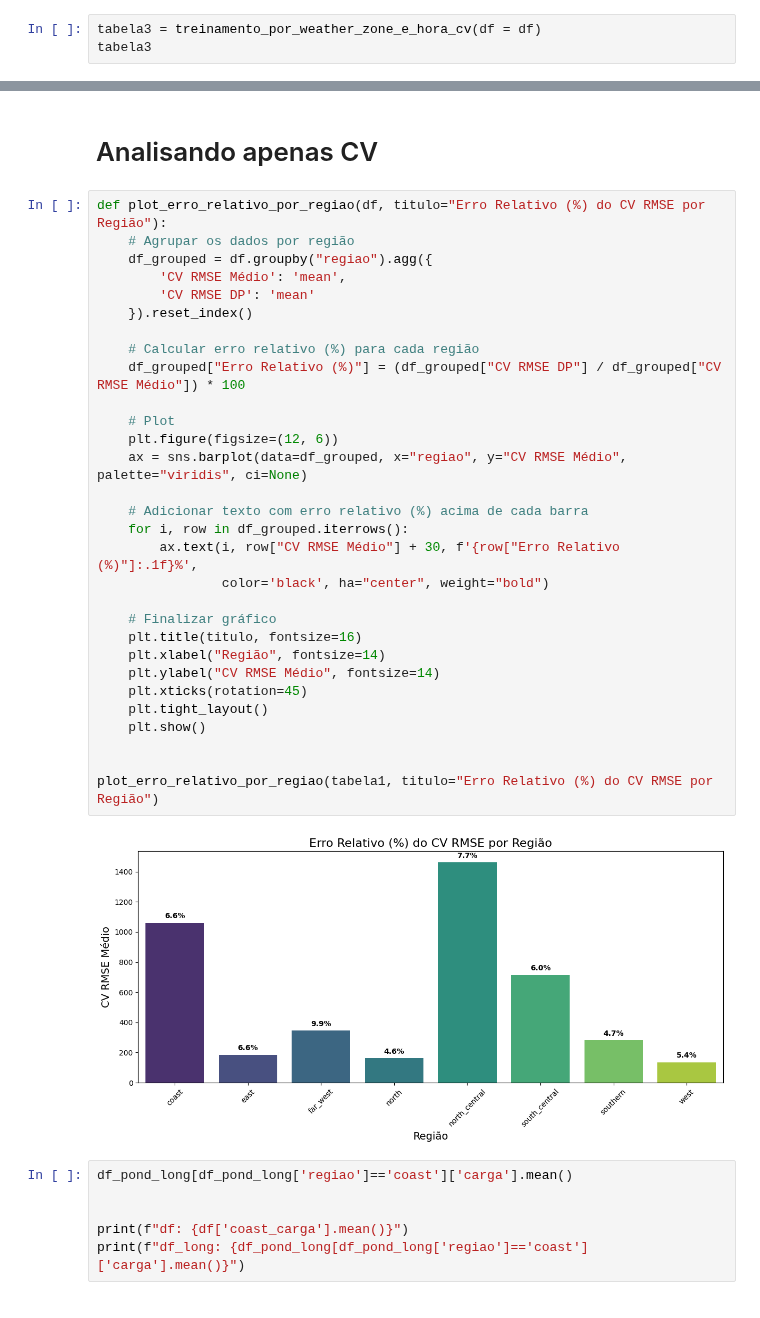
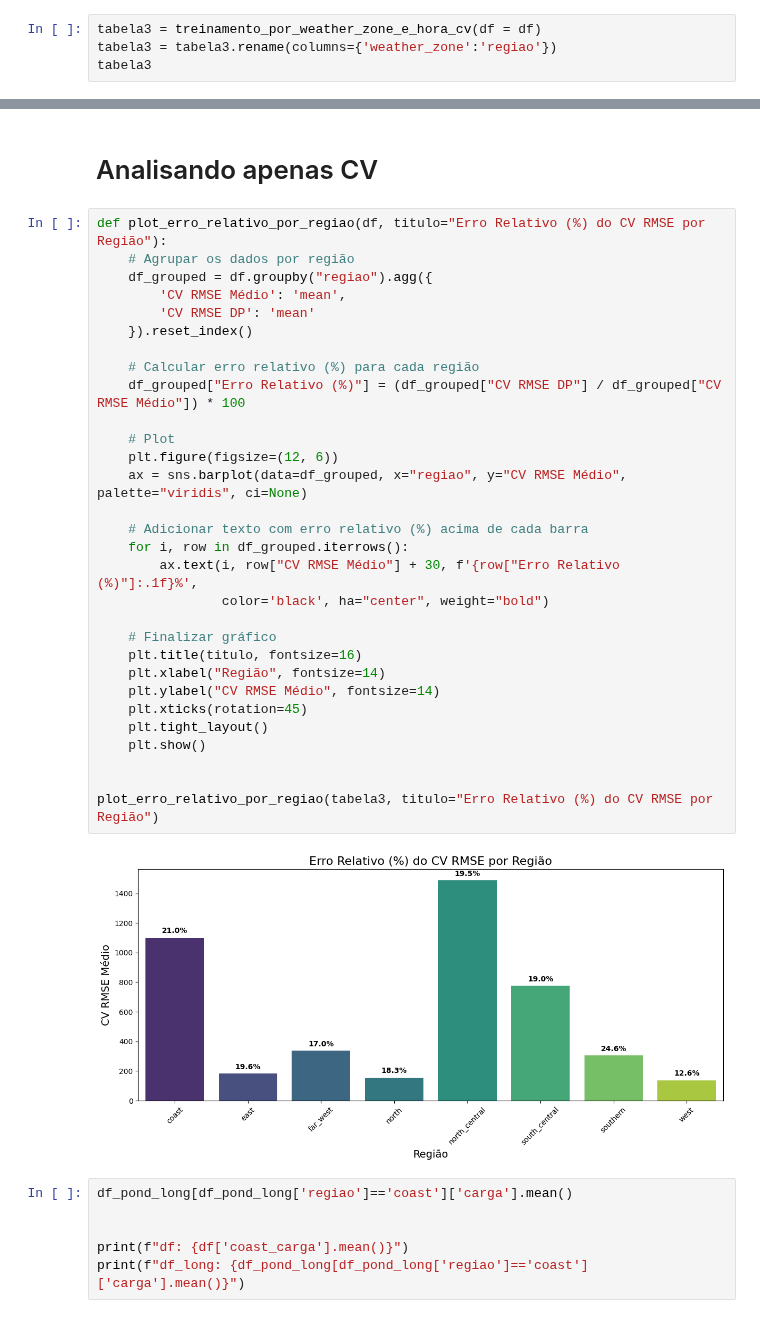
Before and after one commit to jrodrigotico/serena-tcc, a Jupyter notebook: debug_modelo.ipynb, the cells around one changed output, grey strips where cells are left out. Drawn from its saved outputs; the diff is of its cells as text.

```diff
--- a/debug_modelo.ipynb
+++ b/debug_modelo.ipynb
@@ -344,5 +344,6 @@ tabela2
 - treinamento com carga por weather_zone vs temperatura por weather zone (é o que eu ja fiz)
 # %%
 tabela3 = treinamento_por_weather_zone_e_hora_cv(df = df)
+tabela3 = tabela3.rename(columns={'weather_zone':'regiao'})
 tabela3
 # %% [output]
@@ -538,35 +539,35 @@ tabela1[(tabela1['regiao']=='far_west')]['R² Validação'].mean()
 # %%
 def plot_erro_relativo_por_regiao(df, titulo="Erro Relativo (%) do CV RMSE por Região"):
     # Agrupar os dados por região
     df_grouped = df.groupby("regiao").agg({
         'CV RMSE Médio': 'mean',
         'CV RMSE DP': 'mean'
     }).reset_index()
 
     # Calcular erro relativo (%) para cada região
     df_grouped["Erro Relativo (%)"] = (df_grouped["CV RMSE DP"] / df_grouped["CV RMSE Médio"]) * 100
 
     # Plot
     plt.figure(figsize=(12, 6))
     ax = sns.barplot(data=df_grouped, x="regiao", y="CV RMSE Médio", palette="viridis", ci=None)
 
     # Adicionar texto com erro relativo (%) acima de cada barra
     for i, row in df_grouped.iterrows():
         ax.text(i, row["CV RMSE Médio"] + 30, f'{row["Erro Relativo (%)"]:.1f}%',
                 color='black', ha="center", weight="bold")
 
     # Finalizar gráfico
     plt.title(titulo, fontsize=16)
     plt.xlabel("Região", fontsize=14)
     plt.ylabel("CV RMSE Médio", fontsize=14)
     plt.xticks(rotation=45)
     plt.tight_layout()
     plt.show()
 
 
-plot_erro_relativo_por_regiao(tabela1, titulo="Erro Relativo (%) do CV RMSE por Região")
+plot_erro_relativo_por_regiao(tabela3, titulo="Erro Relativo (%) do CV RMSE por Região")
 # %% [output]
-[figure, old version]
+[figure, new version]
 # %%
 df_pond_long[df_pond_long['regiao']=='coast']['carga'].mean()
 
```
Also changed, not shown: parts of 3 cells of this notebook.
